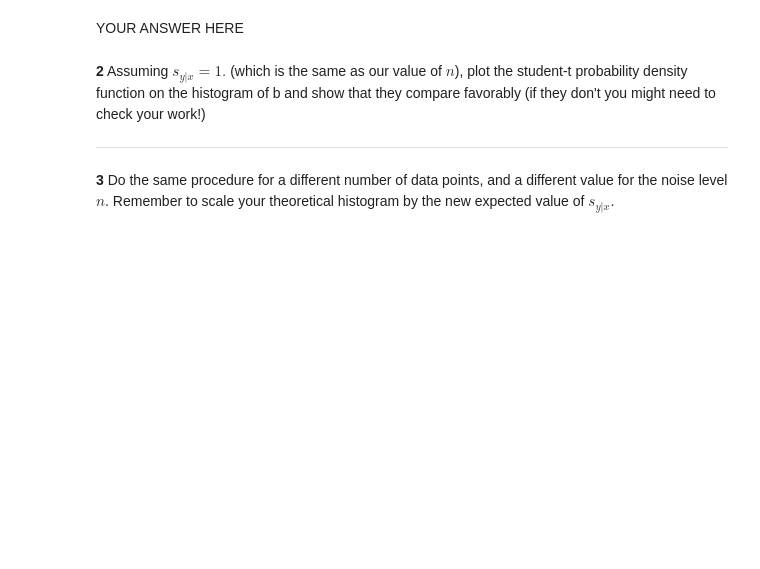
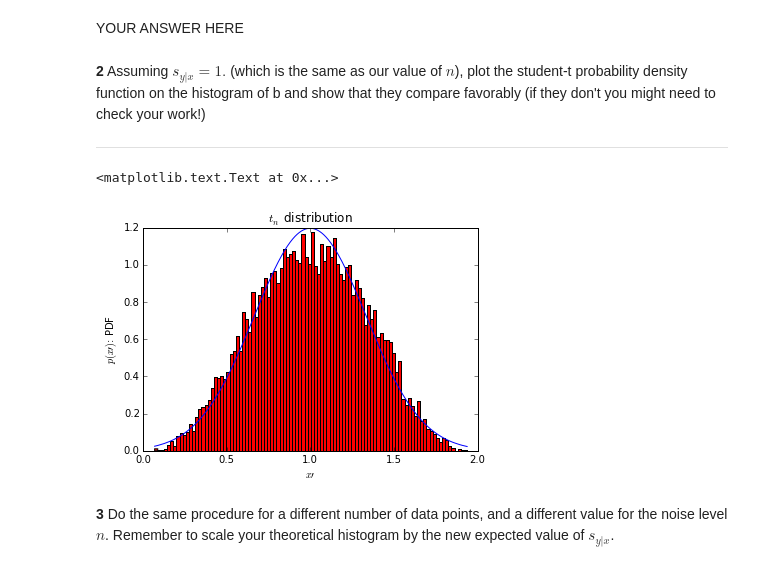
Before and after one commit to ingosh/Phy411Assignments, a Jupyter notebook: Assignment-02.ipynb, the cells around one changed output. Cells and saved outputs as stored; diff of their text form; code cells hidden in the pictures; blank space fills up the shorter version.

```diff
--- a/Assignment-02.ipynb
+++ b/Assignment-02.ipynb
@@ -104,2 +128,14 @@ raise NotImplementedError()
+# %%
+# YOUR CODE HERE
+b.sort()
+fig,ax=plt.subplots(1,1)
+y = stats.norm.pdf(b, loc=np.mean(b), scale=np.std(b))
+ax.plot(b,y)
+ax.hist(b, 100,color = 'red', normed =True)
+ax.legend();ax.set_title('$t_n$ distribution'); ax.set_xlabel(r'$x\prime$')
+ax.set_ylabel('$p(x\prime)$: PDF')
+# %% [output]
+<matplotlib.text.Text at 0x...>
+[figure, added]
 # %% [markdown]
 **3** Do the same procedure for a different number of data points, and a different value for the noise level $n$.  Remember to scale your theoretical histogram by the new expected value of $s_{y|x}$.
```
Also changed, not shown: parts of 22 cells of this notebook.
